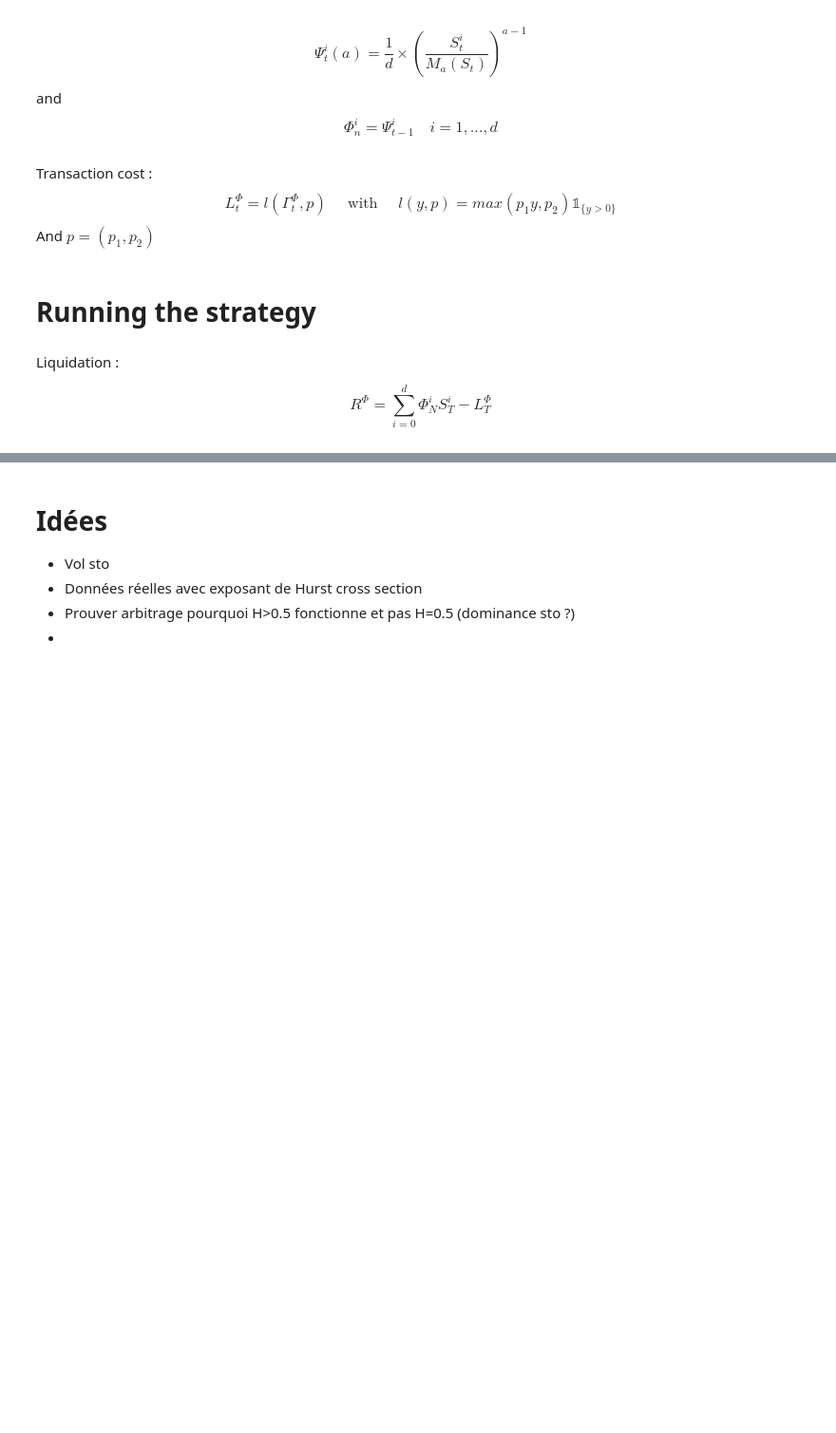
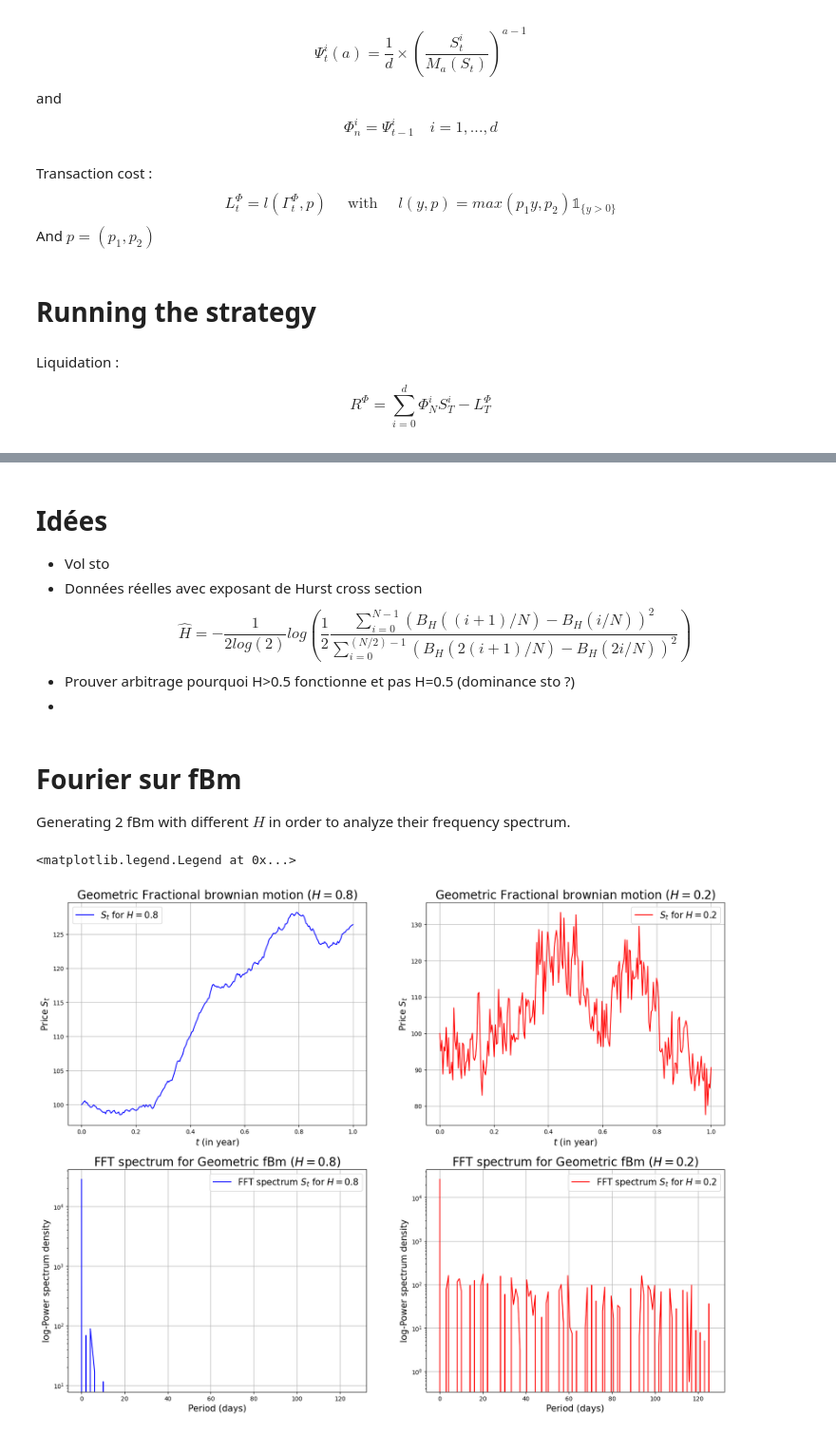
Before and after one commit to BaptisteZloch/Discretization-of-continuous-time-arbitrage-strategies-in-financial-markets-with-fBm, a Jupyter notebook: src/salopek_strategy.ipynb, the cells around one changed output, grey strips where cells are left out. Shown at 95% size. Drawn from its saved outputs; the diff is of its cells as text; code cells hidden in the pictures; blank space fills up the shorter version.

```diff
--- a/src/salopek_strategy.ipynb
+++ b/src/salopek_strategy.ipynb
@@ -340,5 +340,79 @@ ax[2].legend(fontsize=15)
 
 - Vol sto
 - Données réelles avec exposant de Hurst cross section
+$$\hat{H}=-\frac{1}{2log(2)}log(\frac{1}{2}\frac{\sum_{i=0}^{N-1}(B_H((i+1)/N)-B_H(i/N))^2}{\sum_{i=0}^{(N/2)-1}(B_H(2(i+1)/N)-B_H(2i/N))^2})$$
 - Prouver arbitrage pourquoi H>0.5 fonctionne et pas H=0.5 (dominance sto ?)
 -
+# %% [markdown]
+# Fourier sur fBm
+Generating 2 fBm with different $H$ in order to analyze their frequency spectrum.
+# %%
+
+t, s_t_trendy = generate_brownian_path(
+    n_steps=250, T=1, H=0.8, mu=0.15, sigma=0.2, s0=100, brownian_type="fractional"
+)
+t, s_t_meanrevert = generate_brownian_path(
+    n_steps=250, T=1, H=0.2, mu=0.15, sigma=0.2, s0=100, brownian_type="fractional"
+)
+# %%
+fft_meanrevert = np.fft.rfft(s_t_meanrevert) # Frequency amplitude
+fft_trendy = np.fft.rfft(s_t_trendy) # Frequency amplitude
+
+fft_frequencies = np.fft.rfftfreq(n=s_t_trendy.shape[0], d=1/(252)) # Corresponding frequencies
+# %%
+
+_, (ax1,ax2) = plt.subplots(2, 2, figsize=(20, 15))
+ax1[0].plot(
+    t,
+    s_t_trendy,
+    color="blue",
+    label="$S_t$ for $H=0.8$",
+)
+
+ax1[0].set_xlabel("$t$ (in year)", fontsize=15)
+ax1[0].set_ylabel("Price $S_t$", fontsize=15)
+ax1[0].set_title(f"Geometric Fractional brownian motion ($H=0.8$)", fontsize=20)
+ax1[0].grid()
+ax1[0].legend(fontsize=15)
+ax1[1].plot(
+    t,
+    s_t_meanrevert,
+    color="red",
+    label="$S_t$ for $H=0.2$",
+)
+
+ax1[1].set_xlabel("$t$ (in year)", fontsize=15)
+ax1[1].set_ylabel("Price $S_t$", fontsize=15)
+ax1[1].set_title(f"Geometric Fractional brownian motion ($H=0.2$)", fontsize=20)
+ax1[1].grid()
+ax1[1].legend(fontsize=15)
+
+ax2[0].plot(
+    fft_frequencies,
+    fft_trendy.real,
+    color="blue",
+    label="FFT spectrum $S_t$ for $H=0.8$",
+)
+
+ax2[0].set_xlabel("Period (days)", fontsize=15)
+ax2[0].set_ylabel("log-Power spectrum density", fontsize=15)
+ax2[0].set_title(f"FFT spectrum for Geometric fBm ($H=0.8$)", fontsize=20)
+ax2[0].grid()
+ax2[0].set_yscale('log')
+ax2[0].legend(fontsize=15)
+ax2[1].plot(
+    fft_frequencies,
+    fft_meanrevert.real,
+    color="red",
+    label="FFT spectrum $S_t$ for $H=0.2$",
+)
+
+ax2[1].set_xlabel("Period (days)", fontsize=15)
+ax2[1].set_ylabel("log-Power spectrum density", fontsize=15)
+ax2[1].set_title(f"FFT spectrum for Geometric fBm ($H=0.2$)", fontsize=20)
+ax2[1].grid()
+ax2[1].set_yscale('log')
+ax2[1].legend(fontsize=15)
+# %% [output]
+<matplotlib.legend.Legend at 0x...>
+[figure, added]
```
Also changed, not shown: parts of 6 cells of this notebook, 2 other files.
